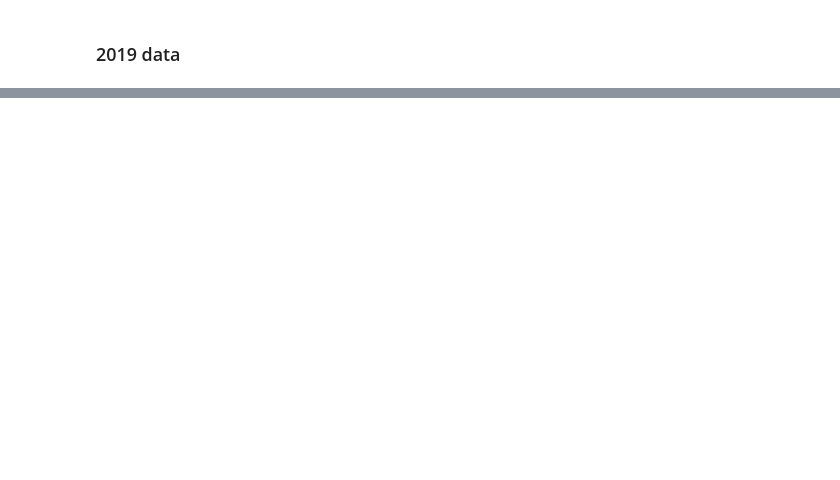
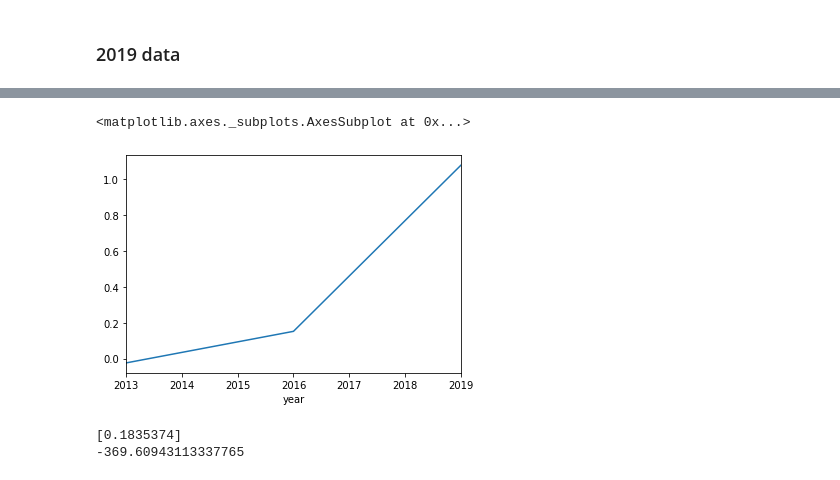
Before and after one commit to xuelianzhang8888/131-group-project, a Jupyter notebook: data set.ipynb, the cells around one changed output, grey strips where cells are left out. Cells and saved outputs as stored; diff of their text form; code cells hidden in the pictures; blank space fills up the shorter version.

```diff
--- a/data set.ipynb
+++ b/data set.ipynb
@@ -251,0 +320,14 @@ See the caveats in the documentation: http://pandas.pydata.org/pandas-docs/stabl
+# %%
+p.plot()
+# %% [output]
+<matplotlib.axes._subplots.AxesSubplot at 0x...>
+[figure, added]
+# %%
+p = np.array(p)
+year = np.array([2013,2016,2019]).reshape((-1, 1))
+model = LinearRegression().fit(year, p)
+print(model.coef_)
+print(model.intercept_)
+# %% [output]
+[0.1835374]
+-369.60943113337765
```
Also changed, not shown: parts of 24 cells of this notebook.
